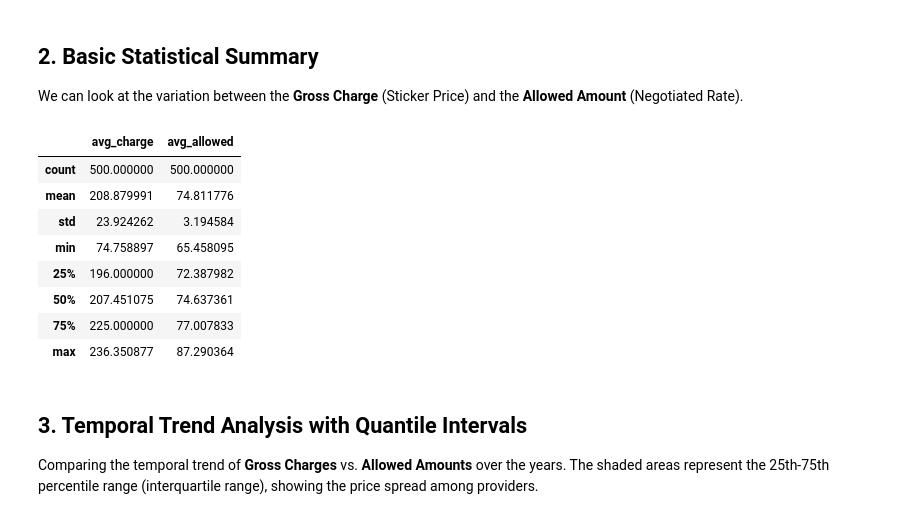
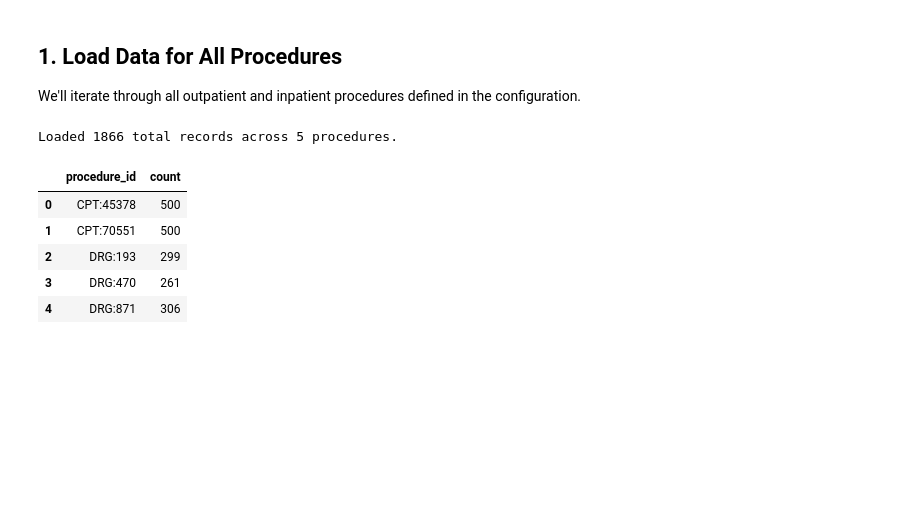
Before and after one commit to 6066Z/OpenHealthDP, a Jupyter notebook: example_analysis.ipynb, the cells around one changed output. Drawn from its saved outputs; the diff is of its cells as text; code cells hidden in the pictures; blank space fills up the shorter version.

```diff
--- a/example_analysis.ipynb
+++ b/example_analysis.ipynb
@@ -18,20 +18,20 @@ import numpy as np
 BASE_URL = "http://localhost:3001/api/v1/transparency"
 API_KEY = "AI4H2-PUBLIC-2023-BETA"  # Default beta key
 
-def fetch_procedure_data(procedure_id, city=None):
+def fetch_procedure_data(procedure_id):
     headers = {"x-api-key": API_KEY}
     params = {"procedureId": procedure_id}
-    if city:
-        params["city"] = city
-
     try:
         response = requests.get(BASE_URL, headers=headers, params=params)
         if response.status_code == 200:
             data = response.json()["data"]
-            return pd.DataFrame(data)
+            df = pd.DataFrame(data)
+            if not df.empty:
+                df['procedure_id'] = procedure_id
+            return df
         else:
-            print(f"API Error {response.status_code}: {response.text}")
-            return None
+            print(f"API Error for {procedure_id}: {response.text}")
+            return pd.DataFrame()
     except Exception as e:
-        print(f"Connection Error: {e}")
-        return None
+        print(f"Connection Error for {procedure_id}: {e}")
+        return pd.DataFrame()
@@ -58,20 +38,29 @@ Loaded 500 records for CPT:70551
-# %% [markdown]
-## 2. Basic Statistical Summary
-We can look at the variation between the **Gross Charge** (Sticker Price) and the **Allowed Amount** (Negotiated Rate).
-# %%
-if df is not None and not df.empty:
-    stats = df[['avg_charge', 'avg_allowed']].describe()
-    display(stats)
-# %% [output]
-|  | avg_charge | avg_allowed |
-| count | 500.000000 | 500.000000 |
-| mean | 208.879991 | 74.811776 |
-| std | 23.924262 | 3.194584 |
-| min | 74.758897 | 65.458095 |
-| 25% | 196.000000 | 72.387982 |
-| 50% | 207.451075 | 74.637361 |
-| 75% | 225.000000 | 77.007833 |
-| max | 236.350877 | 87.290364 |
-# %% [markdown]
-## 3. Temporal Trend Analysis with Quantile Intervals
-Comparing the temporal trend of **Gross Charges** vs. **Allowed Amounts** over the years. The shaded areas represent the 25th-75th percentile range (interquartile range), showing the price spread among providers.
+# %% [markdown]
+## 1. Load Data for All Procedures
+We'll iterate through all outpatient and inpatient procedures defined in the configuration.
+# %%
+procedures = [
+    "CPT:70551", "CPT:45378", # Outpatient
+    "DRG:871", "DRG:470", "DRG:193" # Inpatient
+]
+
+all_data = []
+for pid in procedures:
+    df = fetch_procedure_data(pid)
+    if not df.empty:
+        all_data.append(df)
+
+if all_data:
+    full_df = pd.concat(all_data, ignore_index=True)
+    print(f"Loaded {len(full_df)} total records across {len(all_data)} procedures.")
+    display(full_df.groupby('procedure_id').size().reset_index(name='count'))
+else:
+    print("No data loaded. Check API status.")
+# %% [output]
+Loaded 1866 total records across 5 procedures.
+|  | procedure_id | count |
+| 0 | CPT:45378 | 500 |
+| 1 | CPT:70551 | 500 |
+| 2 | DRG:193 | 299 |
+| 3 | DRG:470 | 261 |
+| 4 | DRG:871 | 306 |
```
Also changed, not shown: parts of 9 cells of this notebook.
